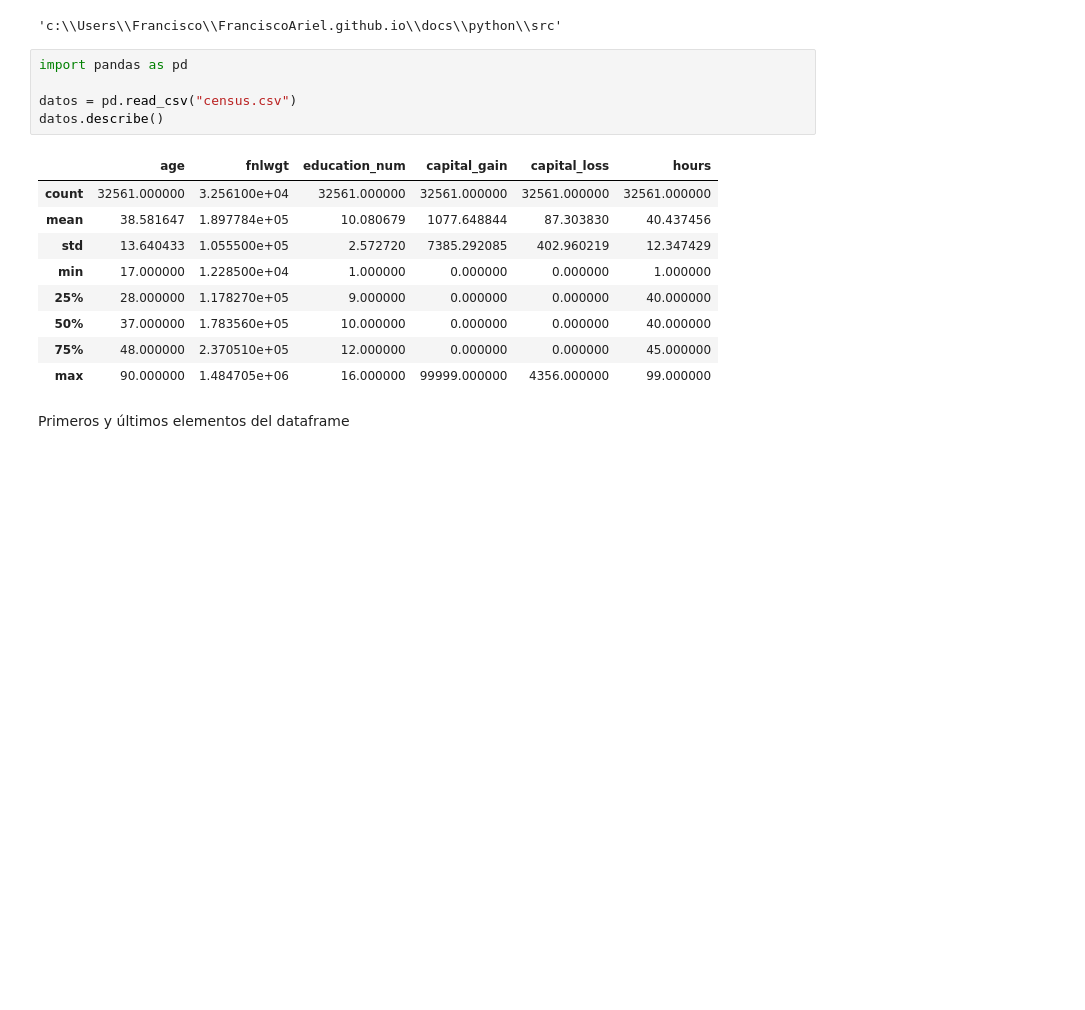
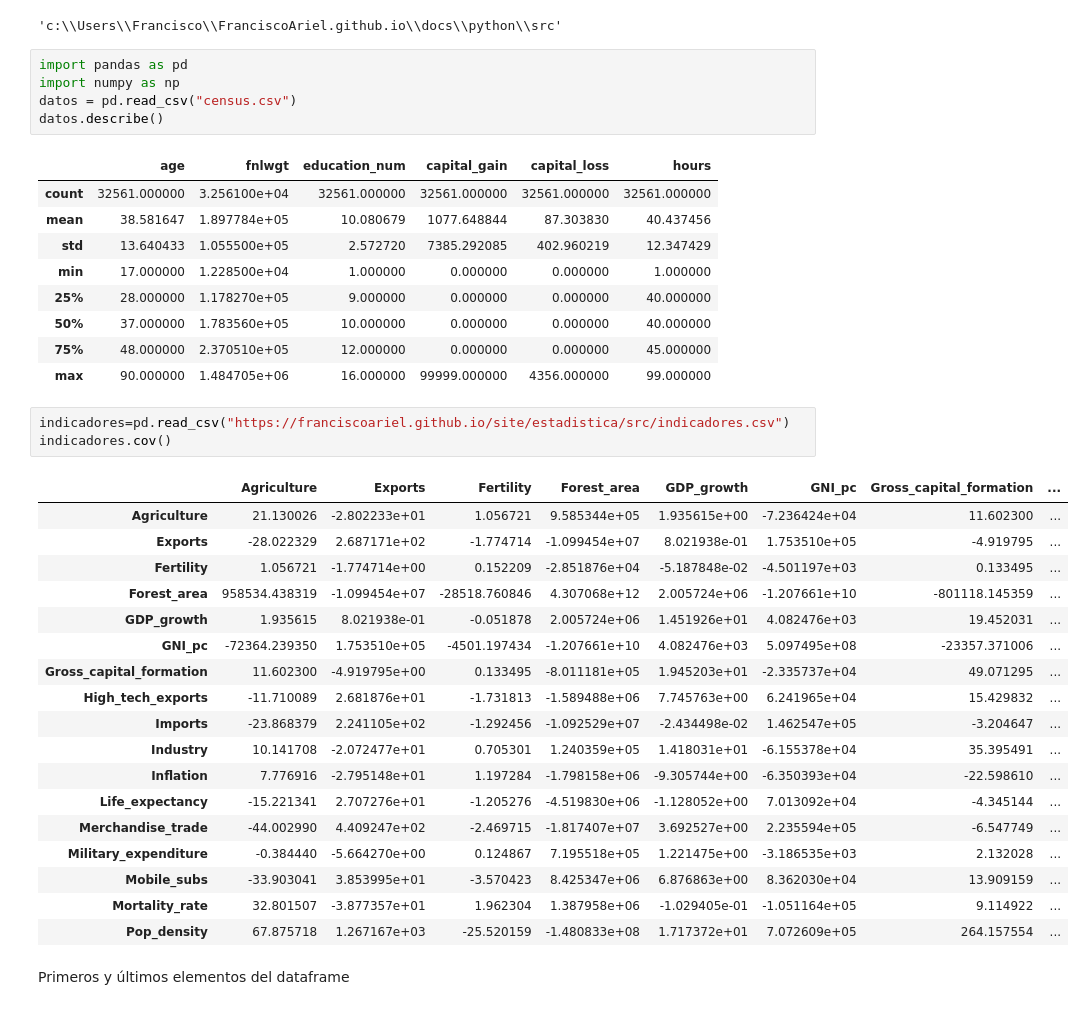
Before and after one commit to FranciscoAriel/FranciscoAriel.github.io, a Jupyter notebook: docs/python/src/aprendiendo.ipynb, the cells around one changed output. Cells and saved outputs as stored; diff of their text form; blank space fills up the shorter version.

```diff
--- a/docs/python/src/aprendiendo.ipynb
+++ b/docs/python/src/aprendiendo.ipynb
@@ -115,7 +115,7 @@ os.getcwd()
 'c:\\Users\\Francisco\\FranciscoAriel.github.io\\docs\\python\\src'
 # %%
 import pandas as pd
-
+import numpy as np
 datos = pd.read_csv("census.csv")
 datos.describe()
 # %% [output]
@@ -128,6 +128,28 @@ datos.describe()
 | 50% | 37.000000 | 1.783560e+05 | 10.000000 | 0.000000 | 0.000000 | 40.000000 |
 | 75% | 48.000000 | 2.370510e+05 | 12.000000 | 0.000000 | 0.000000 | 45.000000 |
 | max | 90.000000 | 1.484705e+06 | 16.000000 | 99999.000000 | 4356.000000 | 99.000000 |
+# %%
+indicadores=pd.read_csv("https://franciscoariel.github.io/site/estadistica/src/indicadores.csv")
+indicadores.cov()
+# %% [output]
+|  | Agriculture | Exports | Fertility | Forest_area | GDP_growth | GNI_pc | Gross_capital_formation | ... |
+| Agriculture | 21.130026 | -2.802233e+01 | 1.056721 | 9.585344e+05 | 1.935615e+00 | -7.236424e+04 | 11.602300 | ... |
+| Exports | -28.022329 | 2.687171e+02 | -1.774714 | -1.099454e+07 | 8.021938e-01 | 1.753510e+05 | -4.919795 | ... |
+| Fertility | 1.056721 | -1.774714e+00 | 0.152209 | -2.851876e+04 | -5.187848e-02 | -4.501197e+03 | 0.133495 | ... |
+| Forest_area | 958534.438319 | -1.099454e+07 | -28518.760846 | 4.307068e+12 | 2.005724e+06 | -1.207661e+10 | -801118.145359 | ... |
+| GDP_growth | 1.935615 | 8.021938e-01 | -0.051878 | 2.005724e+06 | 1.451926e+01 | 4.082476e+03 | 19.452031 | ... |
+| GNI_pc | -72364.239350 | 1.753510e+05 | -4501.197434 | -1.207661e+10 | 4.082476e+03 | 5.097495e+08 | -23357.371006 | ... |
+| Gross_capital_formation | 11.602300 | -4.919795e+00 | 0.133495 | -8.011181e+05 | 1.945203e+01 | -2.335737e+04 | 49.071295 | ... |
+| High_tech_exports | -11.710089 | 2.681876e+01 | -1.731813 | -1.589488e+06 | 7.745763e+00 | 6.241965e+04 | 15.429832 | ... |
+| Imports | -23.868379 | 2.241105e+02 | -1.292456 | -1.092529e+07 | -2.434498e-02 | 1.462547e+05 | -3.204647 | ... |
+| Industry | 10.141708 | -2.072477e+01 | 0.705301 | 1.240359e+05 | 1.418031e+01 | -6.155378e+04 | 35.395491 | ... |
+| Inflation | 7.776916 | -2.795148e+01 | 1.197284 | -1.798158e+06 | -9.305744e+00 | -6.350393e+04 | -22.598610 | ... |
+| Life_expectancy | -15.221341 | 2.707276e+01 | -1.205276 | -4.519830e+06 | -1.128052e+00 | 7.013092e+04 | -4.345144 | ... |
+| Merchandise_trade | -44.002990 | 4.409247e+02 | -2.469715 | -1.817407e+07 | 3.692527e+00 | 2.235594e+05 | -6.547749 | ... |
+| Military_expenditure | -0.384440 | -5.664270e+00 | 0.124867 | 7.195518e+05 | 1.221475e+00 | -3.186535e+03 | 2.132028 | ... |
+| Mobile_subs | -33.903041 | 3.853995e+01 | -3.570423 | 8.425347e+06 | 6.876863e+00 | 8.362030e+04 | 13.909159 | ... |
+| Mortality_rate | 32.801507 | -3.877357e+01 | 1.962304 | 1.387958e+06 | -1.029405e-01 | -1.051164e+05 | 9.114922 | ... |
+| Pop_density | 67.875718 | 1.267167e+03 | -25.520159 | -1.480833e+08 | 1.717372e+01 | 7.072609e+05 | 264.157554 | ... |
 # %% [markdown]
 Primeros y últimos elementos del dataframe
 # %%
```
Also changed, not shown: 7 other files.
